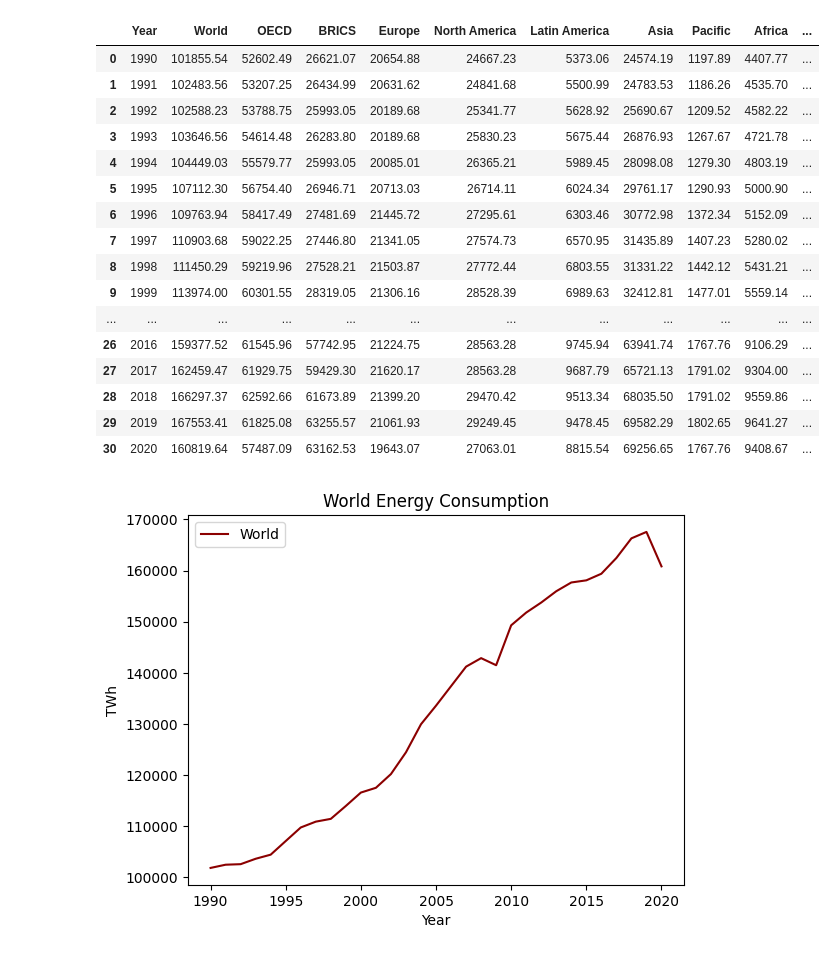
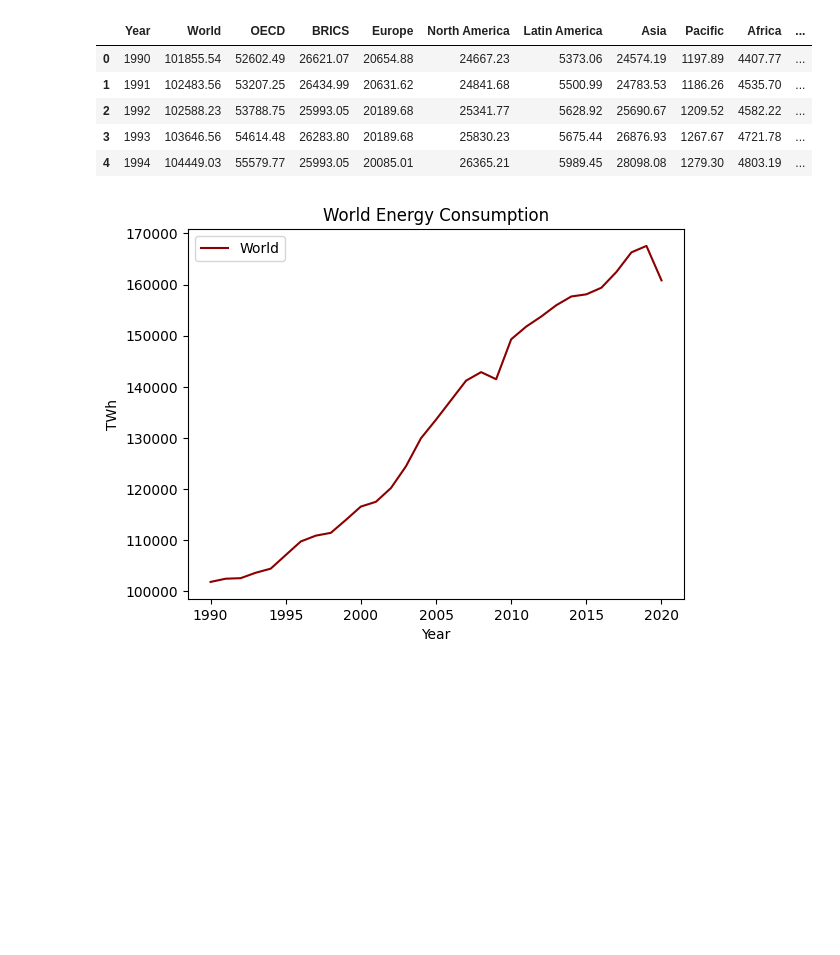
Before and after one commit to berkayuymaz0/dataproject, a Jupyter notebook: machinelearning.ipynb, the cells around one changed output. Drawn from its saved outputs; the diff is of its cells as text; code cells hidden in the pictures; blank space fills up the shorter version.

```diff
--- a/machinelearning.ipynb
+++ b/machinelearning.ipynb
@@ -9,25 +9,14 @@ import seaborn as sns
 import matplotlib.pyplot as plt
 # %%
 df = pd.read_csv("datas/Continent_Consumption_TWH.csv")
-df
+df.head()
 # %% [output]
 |  | Year | World | OECD | BRICS | Europe | North America | Latin America | Asia | Pacific | Africa | ... |
 | 0 | 1990 | 101855.54 | 52602.49 | 26621.07 | 20654.88 | 24667.23 | 5373.06 | 24574.19 | 1197.89 | 4407.77 | ... |
 | 1 | 1991 | 102483.56 | 53207.25 | 26434.99 | 20631.62 | 24841.68 | 5500.99 | 24783.53 | 1186.26 | 4535.70 | ... |
 | 2 | 1992 | 102588.23 | 53788.75 | 25993.05 | 20189.68 | 25341.77 | 5628.92 | 25690.67 | 1209.52 | 4582.22 | ... |
 | 3 | 1993 | 103646.56 | 54614.48 | 26283.80 | 20189.68 | 25830.23 | 5675.44 | 26876.93 | 1267.67 | 4721.78 | ... |
 | 4 | 1994 | 104449.03 | 55579.77 | 25993.05 | 20085.01 | 26365.21 | 5989.45 | 28098.08 | 1279.30 | 4803.19 | ... |
-| 5 | 1995 | 107112.30 | 56754.40 | 26946.71 | 20713.03 | 26714.11 | 6024.34 | 29761.17 | 1290.93 | 5000.90 | ... |
-| 6 | 1996 | 109763.94 | 58417.49 | 27481.69 | 21445.72 | 27295.61 | 6303.46 | 30772.98 | 1372.34 | 5152.09 | ... |
-| 7 | 1997 | 110903.68 | 59022.25 | 27446.80 | 21341.05 | 27574.73 | 6570.95 | 31435.89 | 1407.23 | 5280.02 | ... |
-| 8 | 1998 | 111450.29 | 59219.96 | 27528.21 | 21503.87 | 27772.44 | 6803.55 | 31331.22 | 1442.12 | 5431.21 | ... |
-| 9 | 1999 | 113974.00 | 60301.55 | 28319.05 | 21306.16 | 28528.39 | 6989.63 | 32412.81 | 1477.01 | 5559.14 | ... |
-| ... | ... | ... | ... | ... | ... | ... | ... | ... | ... | ... | ... |
-| 26 | 2016 | 159377.52 | 61545.96 | 57742.95 | 21224.75 | 28563.28 | 9745.94 | 63941.74 | 1767.76 | 9106.29 | ... |
-| 27 | 2017 | 162459.47 | 61929.75 | 59429.30 | 21620.17 | 28563.28 | 9687.79 | 65721.13 | 1791.02 | 9304.00 | ... |
-| 28 | 2018 | 166297.37 | 62592.66 | 61673.89 | 21399.20 | 29470.42 | 9513.34 | 68035.50 | 1791.02 | 9559.86 | ... |
-| 29 | 2019 | 167553.41 | 61825.08 | 63255.57 | 21061.93 | 29249.45 | 9478.45 | 69582.29 | 1802.65 | 9641.27 | ... |
-| 30 | 2020 | 160819.64 | 57487.09 | 63162.53 | 19643.07 | 27063.01 | 8815.54 | 69256.65 | 1767.76 | 9408.67 | ... |
 # %%
 df = df.copy()
 
```
Also changed, not shown: parts of 1 cell of this notebook, 3 other files.
